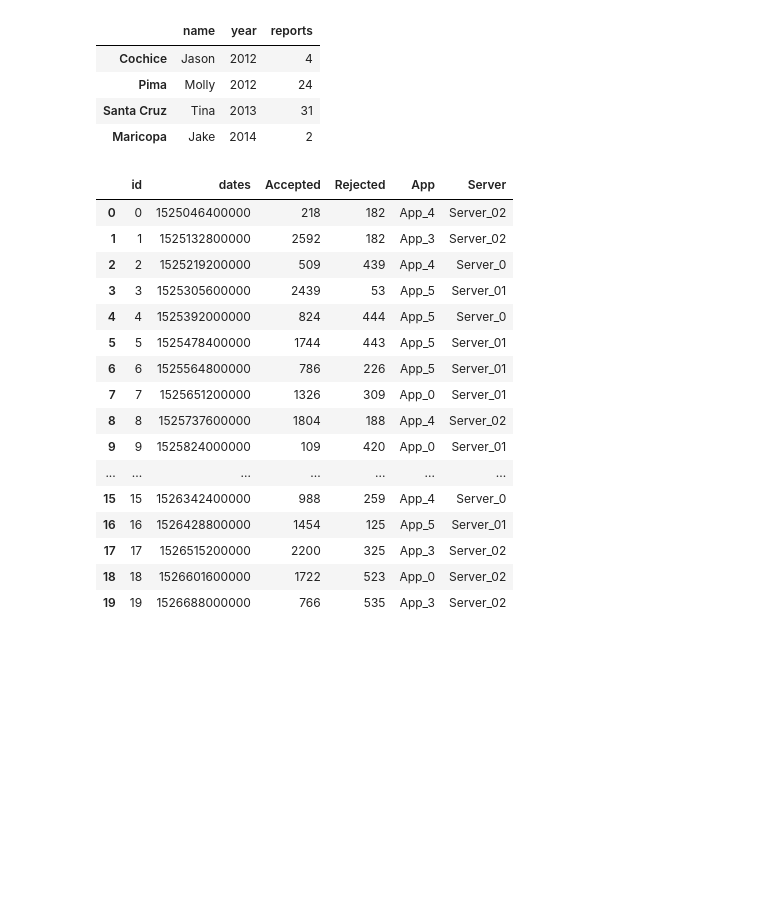
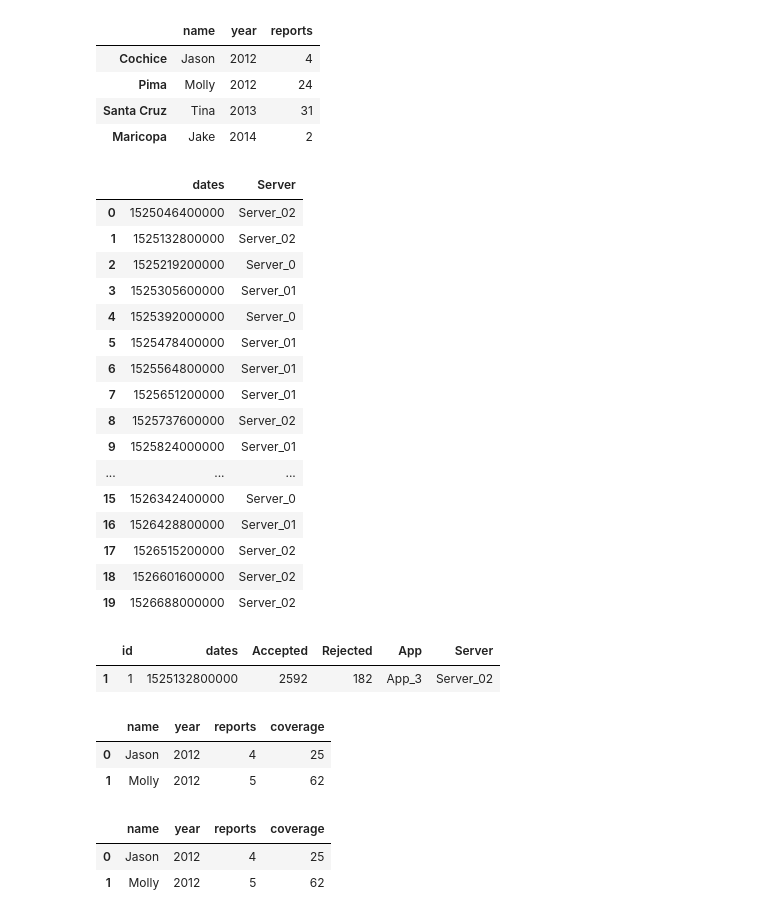
Before and after one commit to oektomo/ClassPersevere, a Jupyter notebook: W0401pandas.ipynb, the cells around one changed output. Drawn from its saved outputs; the diff is of its cells as text; code cells hidden in the pictures; blank space fills up the shorter version.

```diff
--- a/W0401pandas.ipynb
+++ b/W0401pandas.ipynb
@@ -70,23 +100,57 @@ df.head(2)
 
 # Save dataframe as csv in the working director
 df.to_csv('server_data.csv')
+# %%
+traindata = df [["dates", "Server"]]
+traindata
+# %% [output]
+|  | dates | Server |
+| 0 | 1525046400000 | Server_02 |
+| 1 | 1525132800000 | Server_02 |
+| 2 | 1525219200000 | Server_0 |
+| 3 | 1525305600000 | Server_01 |
+| 4 | 1525392000000 | Server_0 |
+| 5 | 1525478400000 | Server_01 |
+| 6 | 1525564800000 | Server_01 |
+| 7 | 1525651200000 | Server_01 |
+| 8 | 1525737600000 | Server_02 |
+| 9 | 1525824000000 | Server_01 |
+| ... | ... | ... |
+| 15 | 1526342400000 | Server_0 |
+| 16 | 1526428800000 | Server_01 |
+| 17 | 1526515200000 | Server_02 |
+| 18 | 1526601600000 | Server_02 |
+| 19 | 1526688000000 | Server_02 |
 # %%
-df
+df[1:2]
 # %% [output]
 |  | id | dates | Accepted | Rejected | App | Server |
-| 0 | 0 | 1525046400000 | 218 | 182 | App_4 | Server_02 |
 | 1 | 1 | 1525132800000 | 2592 | 182 | App_3 | Server_02 |
-| 2 | 2 | 1525219200000 | 509 | 439 | App_4 | Server_0 |
-| 3 | 3 | 1525305600000 | 2439 | 53 | App_5 | Server_01 |
-| 4 | 4 | 1525392000000 | 824 | 444 | App_5 | Server_0 |
-| 5 | 5 | 1525478400000 | 1744 | 443 | App_5 | Server_01 |
-| 6 | 6 | 1525564800000 | 786 | 226 | App_5 | Server_01 |
-| 7 | 7 | 1525651200000 | 1326 | 309 | App_0 | Server_01 |
-| 8 | 8 | 1525737600000 | 1804 | 188 | App_4 | Server_02 |
-| 9 | 9 | 1525824000000 | 109 | 420 | App_0 | Server_01 |
-| ... | ... | ... | ... | ... | ... | ... |
-| 15 | 15 | 1526342400000 | 988 | 259 | App_4 | Server_0 |
-| 16 | 16 | 1526428800000 | 1454 | 125 | App_5 | Server_01 |
-| 17 | 17 | 1526515200000 | 2200 | 325 | App_3 | Server_02 |
-| 18 | 18 | 1526601600000 | 1722 | 523 | App_0 | Server_02 |
-| 19 | 19 | 1526688000000 | 766 | 535 | App_3 | Server_02 |
+# %%
+import pandas as pd
+data = {'name': ['Jason', 'Molly', 'Tina'],
+        'year': [2012, 2012, 2013],
+        'reports': [4, 5, 9],
+        'coverage': [25, 62, 70]}
+df = pd.DataFrame(data)
+df['name'] # View Column
+
+df[['name', 'reports']] # View Two Columns
+
+df[:2] # View First Two Rows
+
+df[df['coverage'] > 50] # Rows Where Coverage>50
+
+# View Rows Where Coverage > 20 & Reports < 6
+df[(df['coverage']  > 20) & (df['reports'] < 6)]
+# %% [output]
+|  | name | year | reports | coverage |
+| 0 | Jason | 2012 | 4 | 25 |
+| 1 | Molly | 2012 | 5 | 62 |
+# %%
+
+df[(df['coverage']  > 20) & (df['reports'] < 6)]
+# %% [output]
+|  | name | year | reports | coverage |
+| 0 | Jason | 2012 | 4 | 25 |
+| 1 | Molly | 2012 | 5 | 62 |
```
Also changed, not shown: parts of 6 cells of this notebook.
